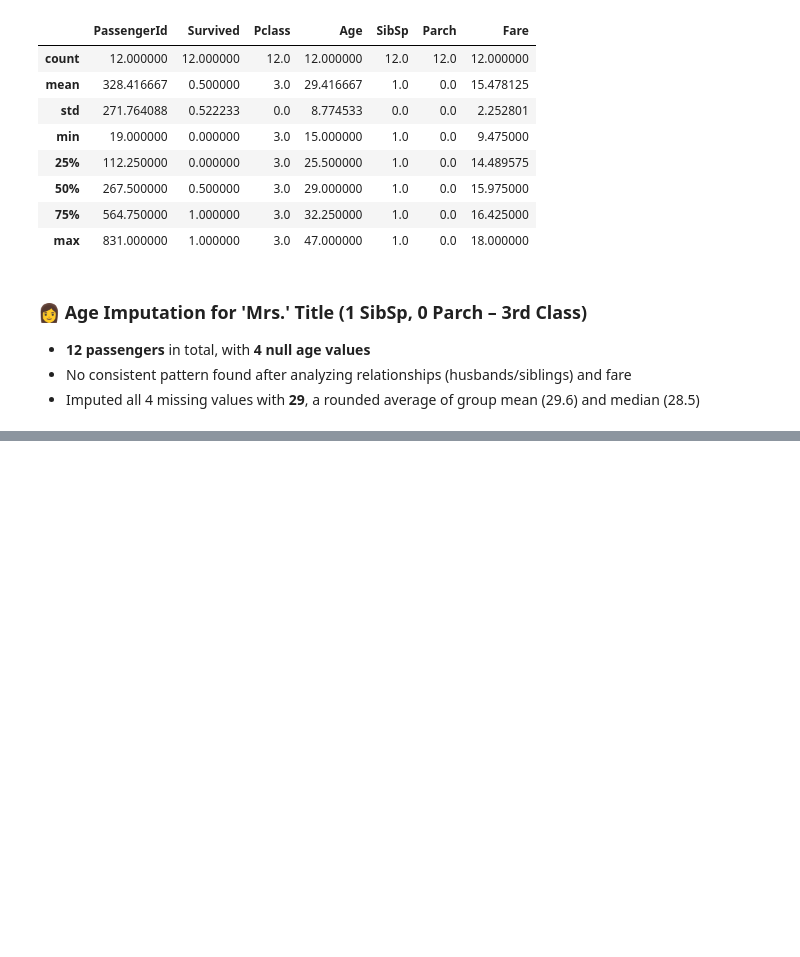
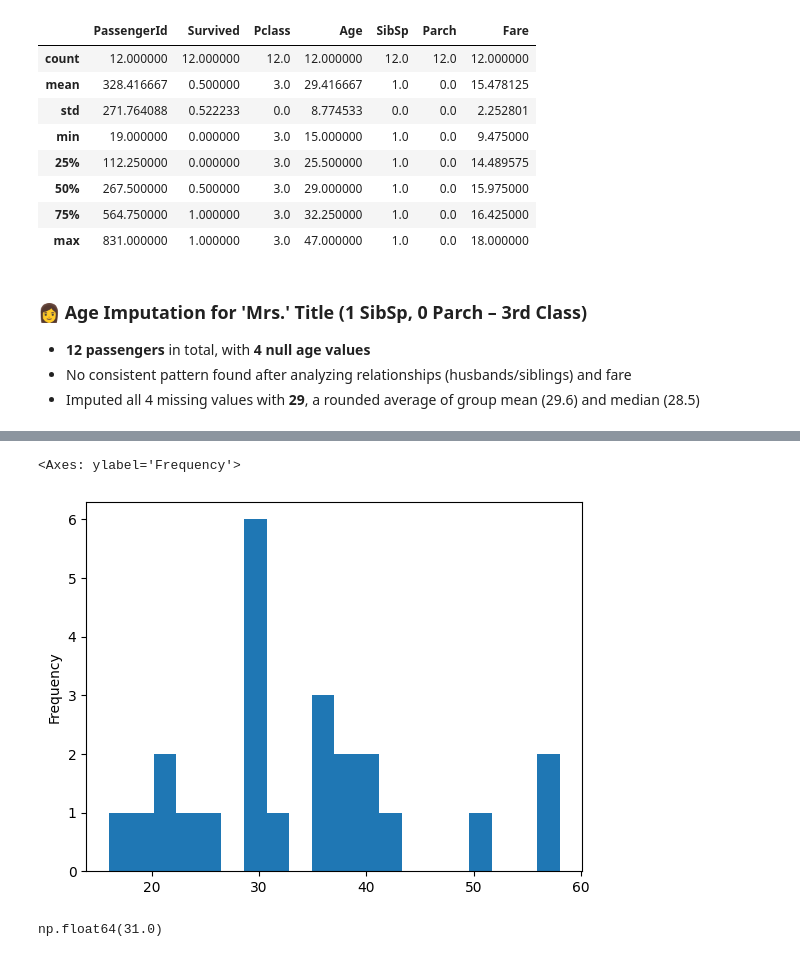
Before and after one commit to Restart29/titanic-analysis, a Jupyter notebook: notebooks/titanic.ipynb, the cells around one changed output, grey strips where cells are left out. Cells and saved outputs as stored; diff of their text form; code cells hidden in the pictures; blank space fills up the shorter version.

```diff
--- a/notebooks/titanic.ipynb
+++ b/notebooks/titanic.ipynb
@@ -986,0 +1062,9 @@ change_db_cleaned.loc[(change_db_cleaned['Pclass']==3)&(change_db_cleaned['Title
+# %%
+change_db2.loc[(change_db2['Title']=='Miss')&(change_db2['Pclass']==1)&(change_db2['SibSp']==0)&(change_db2['Parch']==0),'Age'].plot.hist(bins=20)
+# %% [output]
+<Axes: ylabel='Frequency'>
+[figure, added]
+# %%
+change_db_cleaned.loc[(change_db_cleaned['Title']=='Miss')&(change_db_cleaned['Pclass']==1)&(change_db_cleaned['SibSp']==0)&(change_db_cleaned['Parch']==0),'Age'].median()
+# %% [output]
+np.float64(31.0)
```
Also changed, not shown: parts of 20 cells of this notebook.
